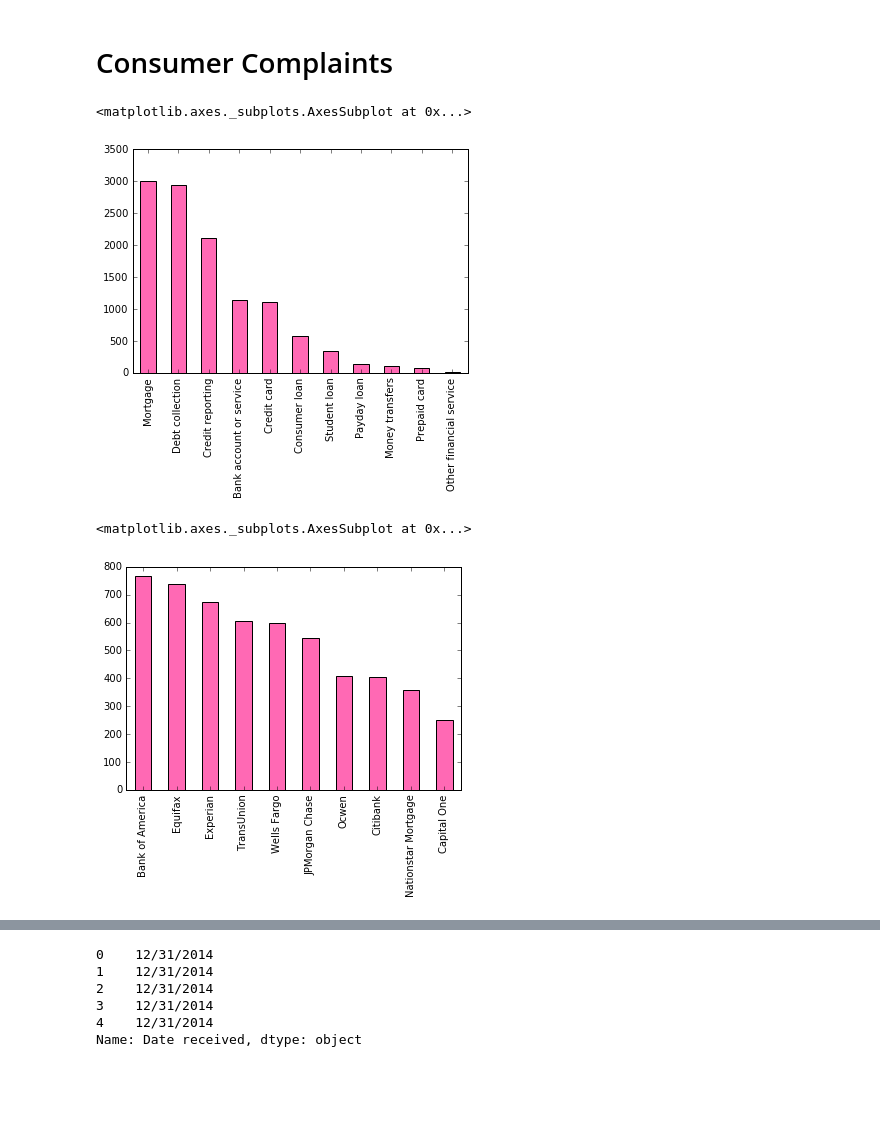
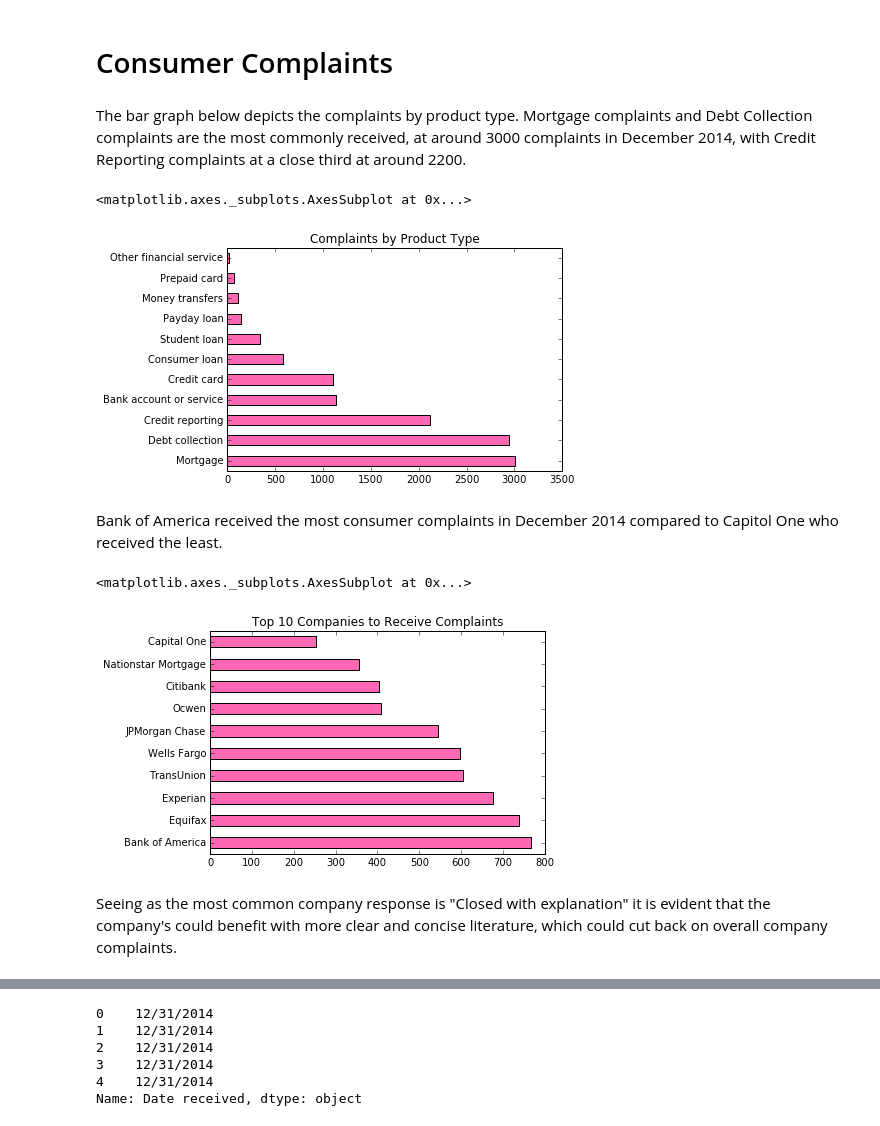
Before and after one commit to tarakdavis/consumer-complaints, a Jupyter notebook: consumer_complaints.ipynb, the cells around one changed output, grey strips where cells are left out. Drawn from its saved outputs; the diff is of its cells as text; code cells hidden in the pictures; blank space fills up the shorter version.

Commit message:
Added description for graphs.

```diff
--- a/consumer_complaints.ipynb
+++ b/consumer_complaints.ipynb
@@ -10,18 +10,24 @@ from pandas import DataFrame, Series
 cons_comp = pd.read_csv('complaints_dec_2014.csv')
 # %%
 product = cons_comp['Product'].value_counts()
+# %% [markdown]
+The bar graph below depicts the complaints by product type. Mortgage complaints and Debt Collection complaints are the most commonly received, at around 3000 complaints in December 2014, with Credit Reporting complaints at a close third at around 2200.
 # %%
-product.plot(kind = 'bar', color = 'hotpink')
+product.plot(kind = 'barh', color = 'hotpink', title='Complaints by Product Type')
 # %% [output]
 <matplotlib.axes._subplots.AxesSubplot at 0x...>
-[figure, old version]
+[figure, new version]
 # %%
 companies = cons_comp['Company'].value_counts().head(10)
+# %% [markdown]
+Bank of America received the most consumer complaints in December 2014 compared to Capitol One who received the least.
 # %%
-companies.plot(kind = 'bar', color = 'hotpink')
+companies.plot(kind = 'barh', color = 'hotpink', title='Top 10 Companies to Receive Complaints')
 # %% [output]
 <matplotlib.axes._subplots.AxesSubplot at 0x...>
-[figure, old version]
+[figure, new version]
 # %%
 response = cons_comp['Company response'].value_counts()
+# %% [markdown]
+Seeing as the most common company response is "Closed with explanation" it is evident that the company's could benefit with more clear and concise literature, which could cut back on overall company complaints.
 # %%
```
Also changed, not shown: parts of 3 cells of this notebook.
